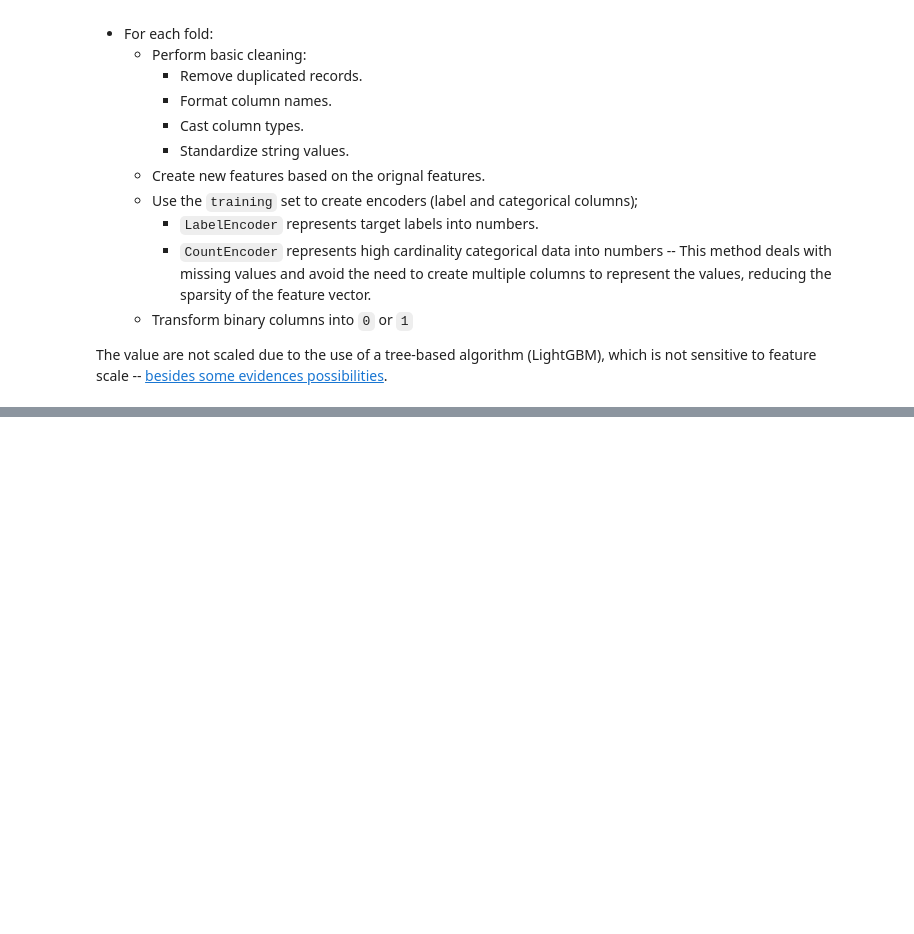
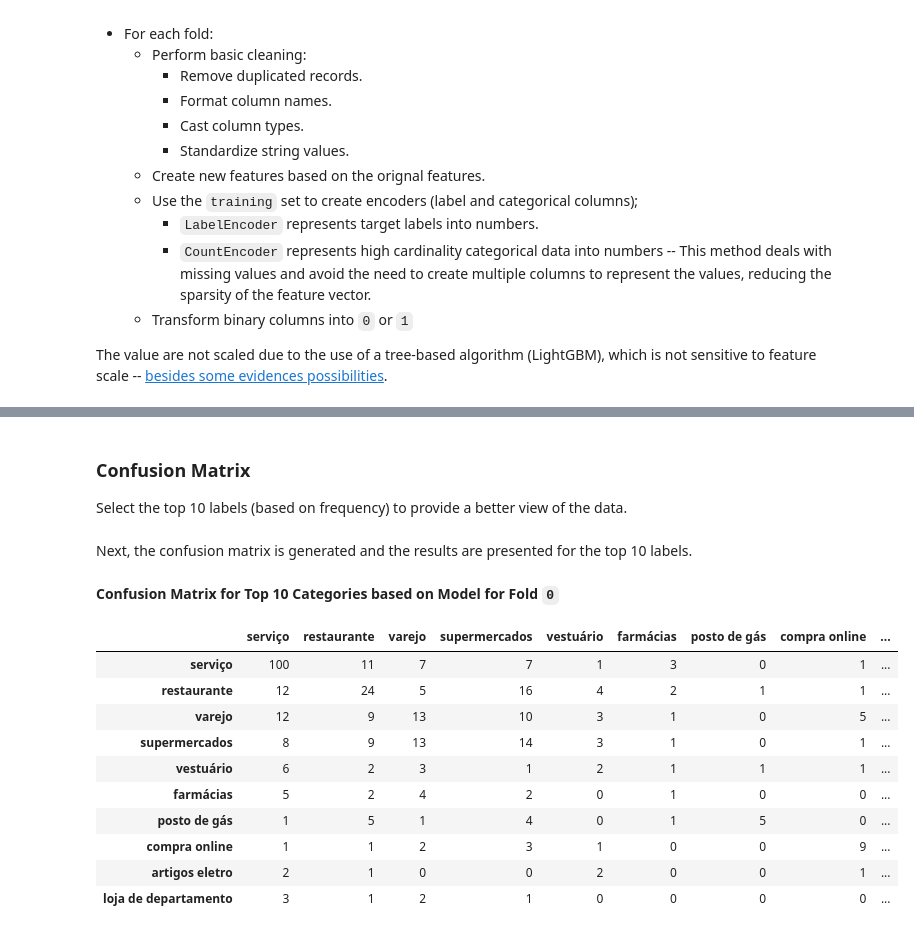
Before and after one commit to brunovilar/financial_transactions_classification, a Jupyter notebook: application/notebooks/03.1_TrainBaseModel.ipynb, the cells around one changed output, grey strips where cells are left out. Cells and saved outputs as stored; diff of their text form; code cells hidden in the pictures; blank space fills up the shorter version.

```diff
--- a/application/notebooks/03.1_TrainBaseModel.ipynb
+++ b/application/notebooks/03.1_TrainBaseModel.ipynb
@@ -275,0 +321,44 @@ Summarized Fold Metrics
+# %% [markdown]
+### Confusion Matrix
+
+Select the top 10 labels (based on frequency) to provide a better view of the data.
+# %%
+top_labels_df = (df
+ .pipe(clean_data, ['grupo_estabelecimento'])
+ [['grupo_estabelecimento']]
+ .assign(records=1)
+ .groupby('grupo_estabelecimento')
+ .sum()
+ .reset_index()
+ .sort_values(by='records', ascending=False)
+ .head(10)
+)
+
+top_labels = top_labels_df['grupo_estabelecimento'].tolist()
+# %% [markdown]
+Next, the confusion matrix is generated and the results are presented for the top 10 labels.
+# %%
+selected_fold = 0
+resource = resources[selected_fold]
+display(HTML(f'<strong>Confusion Matrix for Top 10 Categories based on Model for Fold <code>{selected_fold}</code></strong>'))
+confusion_matrix_df = generate_confusion_matrix(resource['y'],
+                                                resource['pred'],
+                                                resource['labels'])
+
+(
+    confusion_matrix_df
+    .loc[top_labels, top_labels]
+)
+# %% [output]
+Confusion Matrix for Top 10 Categories based on Model for Fold 0
+|  | serviço | restaurante | varejo | supermercados | vestuário | farmácias | posto de gás | compra online | ... |
+| serviço | 100 | 11 | 7 | 7 | 1 | 3 | 0 | 1 | ... |
+| restaurante | 12 | 24 | 5 | 16 | 4 | 2 | 1 | 1 | ... |
+| varejo | 12 | 9 | 13 | 10 | 3 | 1 | 0 | 5 | ... |
+| supermercados | 8 | 9 | 13 | 14 | 3 | 1 | 0 | 1 | ... |
+| vestuário | 6 | 2 | 3 | 1 | 2 | 1 | 1 | 1 | ... |
+| farmácias | 5 | 2 | 4 | 2 | 0 | 1 | 0 | 0 | ... |
+| posto de gás | 1 | 5 | 1 | 4 | 0 | 1 | 5 | 0 | ... |
+| compra online | 1 | 1 | 2 | 3 | 1 | 0 | 0 | 9 | ... |
+| artigos eletro | 2 | 1 | 0 | 0 | 2 | 0 | 0 | 1 | ... |
+| loja de departamento | 3 | 1 | 2 | 1 | 0 | 0 | 0 | 0 | ... |
```
Also changed, not shown: parts of 18 cells of this notebook, 10 other files.
